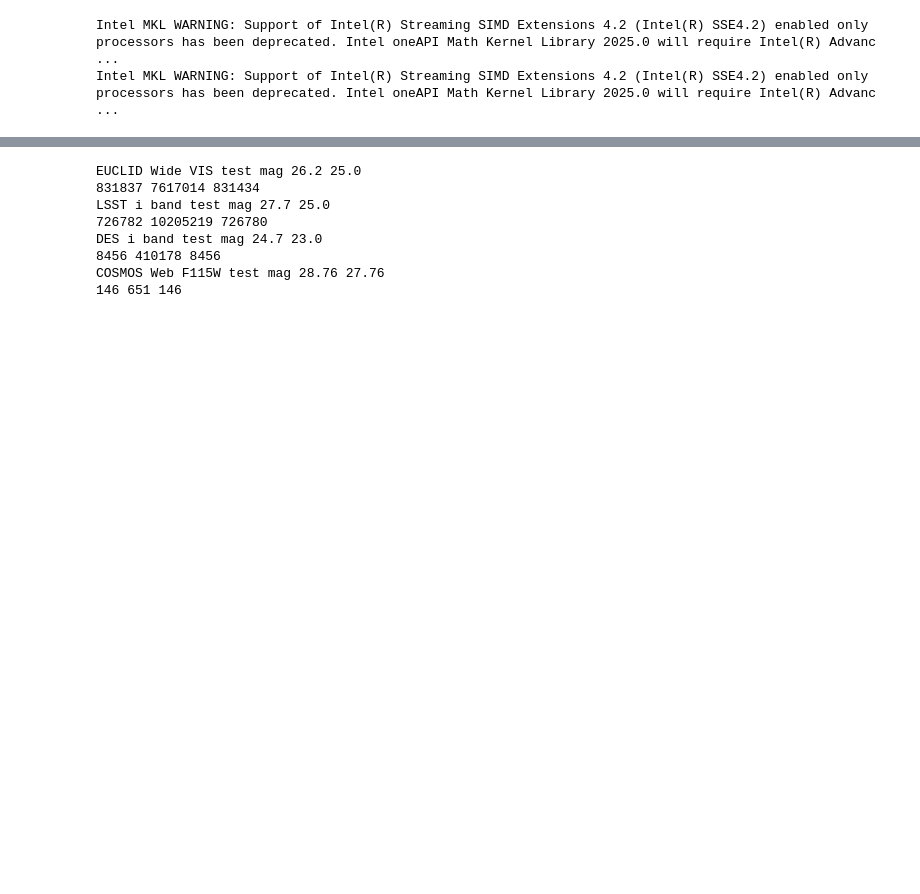
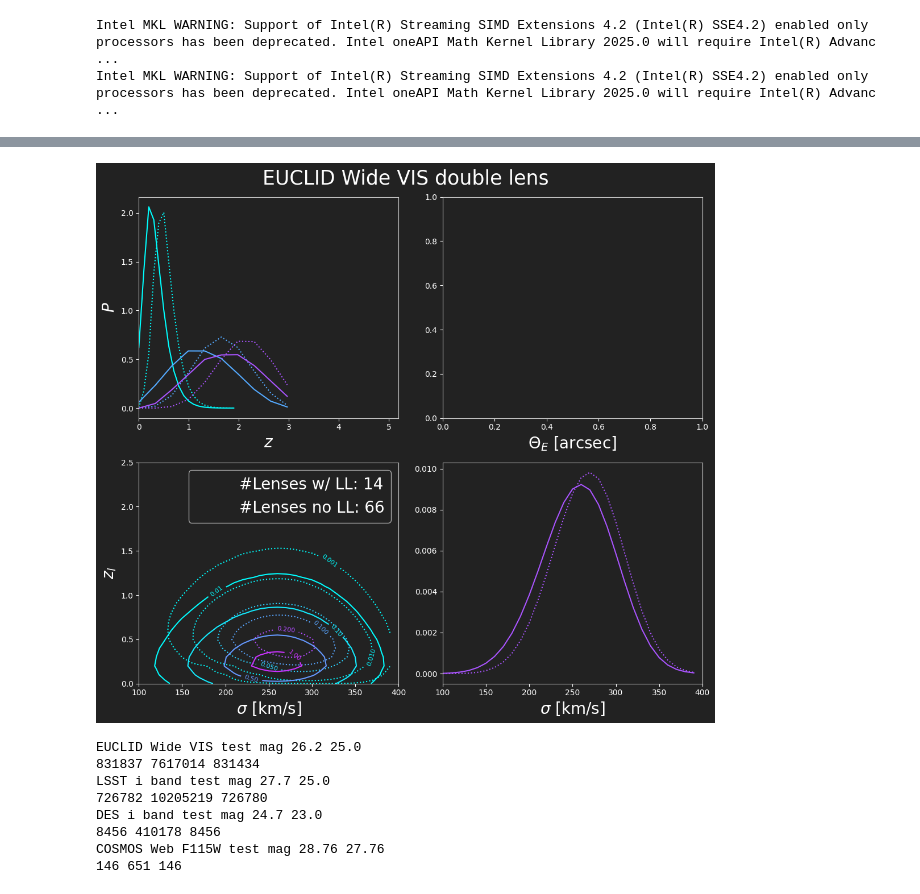
Before and after one commit to Ferr013/GALESS, a Jupyter notebook: examples/basic_example.ipynb, the cells around one changed output, grey strips where cells are left out. Cells and saved outputs as stored; diff of their text form; code cells hidden in the pictures; blank space fills up the shorter version.

```diff
--- a/examples/basic_example.ipynb
+++ b/examples/basic_example.ipynb
@@ -46,52 +46,45 @@ Intel MKL WARNING: Support of Intel(R) Streaming SIMD Extensions 4.2 (Intel(R) S
 
 _test_dbl_sigma_array = np.arange(100 , 400 , 10)
 _test_dbl_zl_array    = np.arange(0.  , 2.0 , 0.1)
-_test_dbl_zs_array    = np.arange(0.  , 3.0 , 0.2)
+_test_dbl_zs_array    = np.arange(0.  , 3.0 , 0.33)
 
-if(0):
-   for title in ['EUCLID Wide VIS double lens']:
-      survey_params = utils.read_survey_params(' '.join(title.split()[:-2]), VERBOSE = 0)
-      limit    = survey_params['limit']
-      cut      = survey_params['cut']
-      area     = survey_params['area']
-      seeing   = survey_params['seeing']
-      exp_time_sec = survey_params['exp_time_sec']
-      zero_point_m = survey_params['zero_point_m']
-      sky_bckgnd_m = survey_params['sky_bckgnd_m']
-      photo_band   = survey_params['photo_band']
+for title in ['EUCLID Wide VIS double lens']:
+   survey_params = utils.read_survey_params(' '.join(title.split()[:-2]), VERBOSE = 0)
+   limit    = survey_params['limit']
+   cut      = survey_params['cut']
+   area     = survey_params['area']
+   seeing   = survey_params['seeing']
+   exp_time_sec = survey_params['exp_time_sec']
+   zero_point_m = survey_params['zero_point_m']
+   sky_bckgnd_m = survey_params['sky_bckgnd_m']
+   photo_band   = survey_params['photo_band']
 
-      try:
-         raise (ValueError)
-         matrix_LL, Theta_E_LL, prob_LL, matrix_noLL, Theta_E_noLL, prob_noLL = utils.load_pickled_files(title)
-      except ValueError:
-         print('FILE do NOT exist - RUNNING MODEL')
-         matrix_noLL, Theta_E_noLL_z1, Theta_E_noLL_z2, prob_noLL = ls.calculate_num_double_lenses_and_prob(
-                                                                     _test_dbl_sigma_array, _test_dbl_zl_array, _test_dbl_zs_array, M_array, limit, area,
-                                                                     seeing, min_SNR, exp_time_sec, sky_bckgnd_m, zero_point_m,
-                                                                     photo_band = photo_band, mag_cut=cut, arc_mu_threshold = arc_mu_thr,
-                                                                     LENS_LIGHT_FLAG = False, SIE_FLAG = True)
-         #   matrix_LL, Theta_E_LL, prob_LL = ls.calculate_num_double_lenses_and_prob(
-         #                                                               _test_dbl_sigma_array, zl_array, zs_array, M_array, limit, area,
-         #                                                               seeing, min_SNR, exp_time_sec, sky_bckgnd_m, zero_point_m,
-         #                                                               photo_band = photo_band, mag_cut=cut, arc_mu_threshold = arc_mu_thr,
-         #                                                               LENS_LIGHT_FLAG = True, SIE_FLAG = False)
-         matrix_LL, Theta_E_LL, prob_LL = 0, 0, 0
-         print(np.sum(matrix_noLL))
-         utils.save_pickled_files(title,  matrix_LL, Theta_E_LL, prob_LL, matrix_noLL, Theta_E_noLL_z1, prob_noLL)
+   try:
+      # raise (ValueError)
+      matrix_LL, Theta_E_LL_z1, Theta_E_LL_z2, prob_LL, matrix_noLL, Theta_E_noLL_z1, Theta_E_noLL_z2, prob_noLL = utils.load_pickled_files(title, DOUBLE_LENS = 1)
+   except ValueError:
+      print('FILE do NOT exist - RUNNING MODEL')
+      matrix_noLL, Theta_E_noLL_z1, Theta_E_noLL_z2, prob_noLL = ls.calculate_num_double_lenses_and_prob(
+                                                                  _test_dbl_sigma_array, _test_dbl_zl_array, _test_dbl_zs_array, M_array, limit, area,
+                                                                  seeing, min_SNR, exp_time_sec, sky_bckgnd_m, zero_point_m,
+                                                                  photo_band = photo_band, mag_cut=cut, arc_mu_threshold = arc_mu_thr,
+                                                                  LENS_LIGHT_FLAG = False, SIE_FLAG = True)
+      matrix_LL, Theta_E_LL_z1, Theta_E_LL_z2, prob_LL = ls.calculate_num_double_lenses_and_prob(
+                                                                  _test_dbl_sigma_array, _test_dbl_zl_array, _test_dbl_zs_array, M_array, limit, area,
+                                                                  seeing, min_SNR, exp_time_sec, sky_bckgnd_m, zero_point_m,
+                                                                  photo_band = photo_band, mag_cut=cut, arc_mu_threshold = arc_mu_thr,
+                                                                  LENS_LIGHT_FLAG = True, SIE_FLAG = True)
+      utils.save_pickled_files(title,  matrix_LL, (Theta_E_LL_z1, Theta_E_LL_z2), prob_LL, matrix_noLL, (Theta_E_noLL_z1, Theta_E_noLL_z2), prob_noLL, DOUBLE_LENS = 1)
 
-      Ngal_zl_sigma, Ngal_zl_sigma, Ngal_zl_zs1, Ngal_zl_zs2, Ngal_sigma_zs1, Ngal_sigma_zs2, Ngal_zs1_zs2, P_zs1, P_zs2, P_zl, P_sg = ls.get_N_and_P_projections_double_lens(matrix_noLL, _test_dbl_sigma_array, _test_dbl_zl_array, _test_dbl_zs_array, SMOOTH=True)
+   Ngal_zl_sigma, Ngal_zl_sigma, Ngal_zl_zs1, Ngal_zl_zs2, Ngal_sigma_zs1, Ngal_sigma_zs2, Ngal_zs1_zs2, P_zs1, P_zs2, P_zl, P_sg = ls.get_N_and_P_projections_double_lens(matrix_noLL, _test_dbl_sigma_array, _test_dbl_zl_array, _test_dbl_zs_array, SMOOTH=True)
 
-      plt.plot(_test_dbl_zl_array, P_sg)
-      plt.plot(_test_dbl_zs_array, P_zs1, c='r')
-      plt.plot(_test_dbl_zs_array, P_zs2, c='g')
-      plt.show()
-
-      # utils.print_summary_surveys([title])
-      # lens_plot.set_plt_param(PLOT_FOR_KEYNOTE = ___PLOT_FOR_KEYNOTE___)
-      # fig, ax = plt.subplots(2, 2, figsize=(11, 10), sharex=False, sharey=False)
-      # plt.subplots_adjust(wspace=.15, hspace=.2)
-      # lens_plot.plot_z_sigma_distributions(fig, ax, title, zl_array, zs_array, sigma_array,
-      #                               Theta_E_LL, matrix_LL, Theta_E_noLL, matrix_noLL,
-      #                               PLOT_FOR_KEYNOTE = ___PLOT_FOR_KEYNOTE___, CONTOUR = 0,
-      #                               LOG = 0, SMOOTH = 1, SAVE = 1)
-      # plt.show()
+   utils.print_summary_surveys([' '.join(title.split()[:-2])])
+   lens_plot.set_plt_param(PLOT_FOR_KEYNOTE = ___PLOT_FOR_KEYNOTE___)
+   fig, ax = plt.subplots(2, 2, figsize=(11, 10), sharex=False, sharey=False)
+   plt.subplots_adjust(wspace=.15, hspace=.2)
+   lens_plot.plot_z_sigma_distributions(fig, ax, title, _test_dbl_zl_array, _test_dbl_zs_array, _test_dbl_sigma_array,
+                                 (Theta_E_LL_z1, Theta_E_LL_z2), matrix_LL, (Theta_E_noLL_z1, Theta_E_noLL_z2), matrix_noLL,
+                                 PLOT_FOR_KEYNOTE = ___PLOT_FOR_KEYNOTE___, CONTOUR = 0,
+                                 LOG = 0, SMOOTH = 1, SAVE = 1, DOUBLE_LENS = 1)
+   plt.show()
+# %% [output]
@@ -98,3 +94,4 @@ if(0):
+[figure, added]
 # %%
 s  = ['EUCLID Wide VIS test mag', 'LSST i band test mag', 'DES i band test mag', 'COSMOS Web F115W test mag']
 
```
Also changed, not shown: parts of 4 cells of this notebook, 39 other files.
